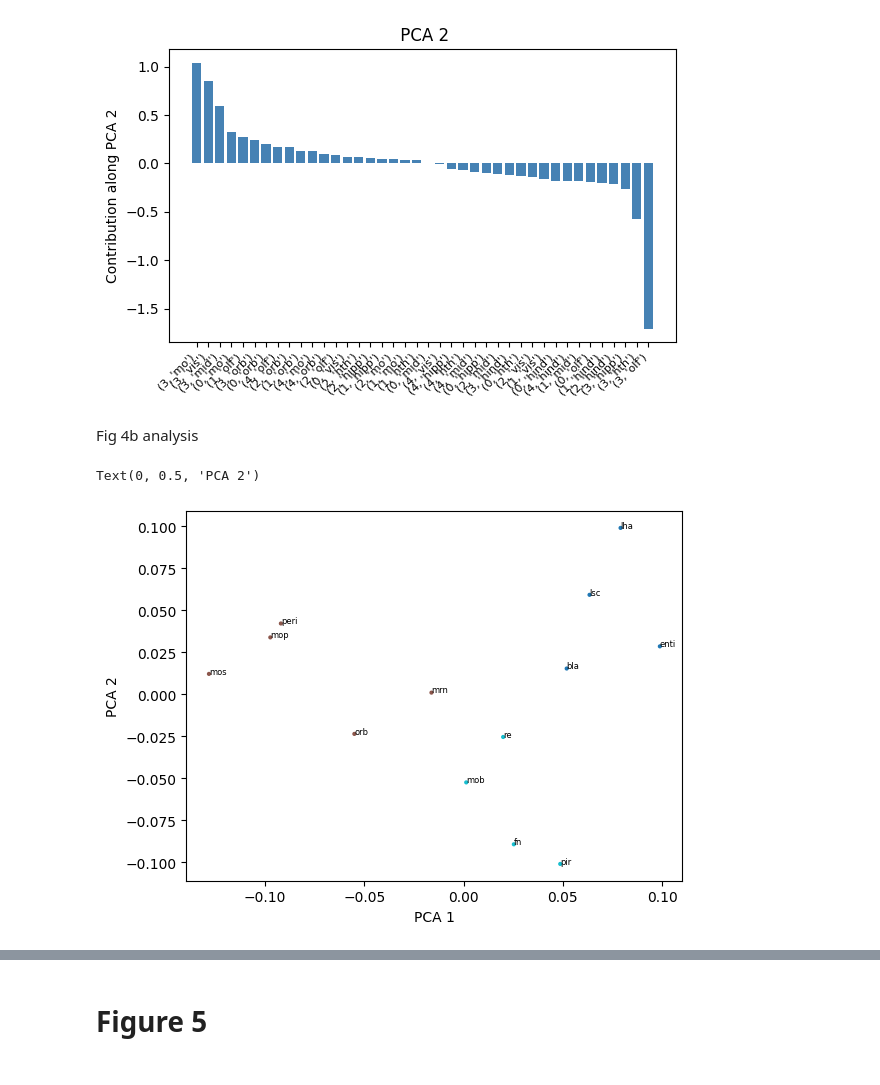
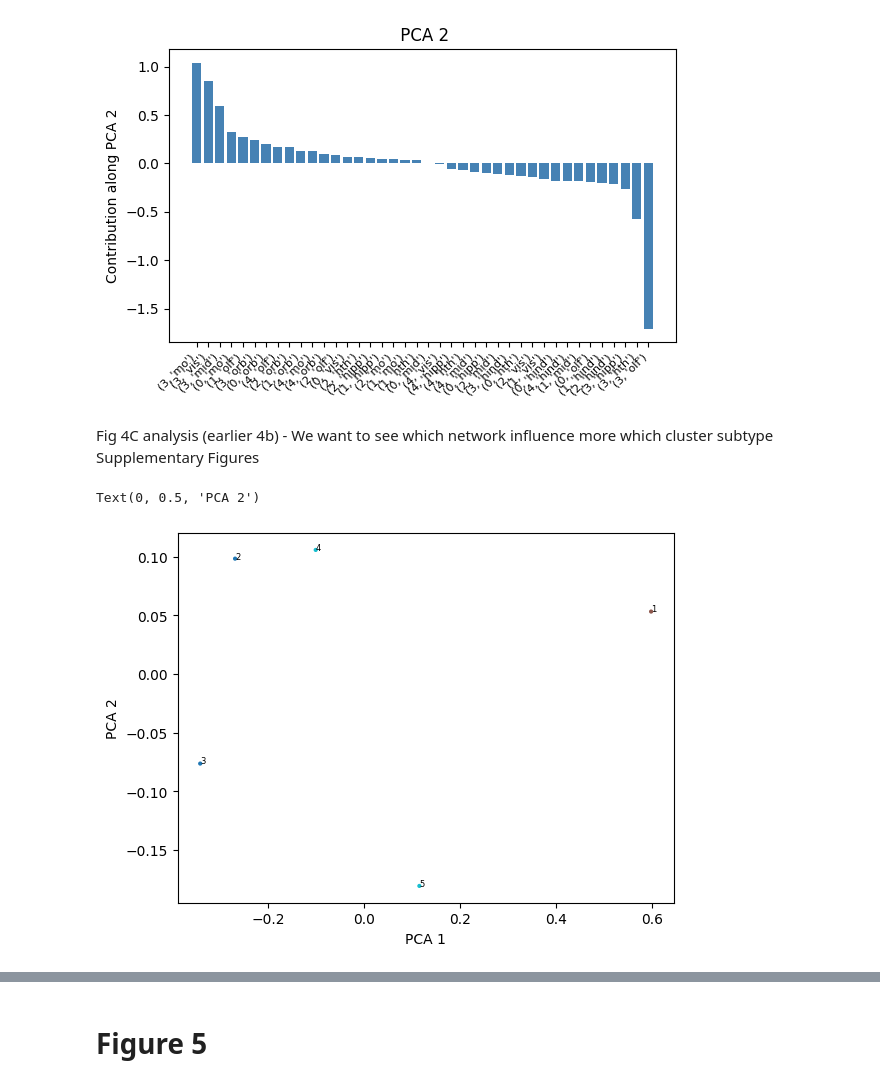
Before and after one commit to csndl-iitd/srg-tes-epilepsy-models, a Jupyter notebook: analysis/notebooks/Analyse fig_March_26.ipynb, the cells around one changed output, grey strips where cells are left out. Drawn from its saved outputs; the diff is of its cells as text; code cells hidden in the pictures.

```diff
--- a/analysis/notebooks/Analyse fig_March_26.ipynb
+++ b/analysis/notebooks/Analyse fig_March_26.ipynb
@@ -1156,4 +1144,7 @@ reducer_pca=PCA(n_components=2,random_state=42)
 reducer_pca.fit(data_d.values)
 clu_tf_pca=reducer_pca.transform(data_d.values)
 # %%
+# changing cluster index to 1,2,3,4,5
+data_d.index = data_d.index.set_levels([1, 2, 3, 4, 5], level=0)
+
 nw_lbl = data_d.index
@@ -1244,30 +1220,31 @@ plt.show()
 # %% [output]
 [figure]
 # %% [markdown]
-Fig 4b analysis
+Fig 4C analysis (earlier 4b) - We want to see which network influence more which cluster subtype
+Supplementary Figures
 # %%
 data_b=reader.data_read_bz2('results/figures/fig4b_data.pkl')
-data_b=data_b.T
+# data_b=data_b.T
 # do PCA
 from sklearn.decomposition import PCA
 reducer_pca=PCA(n_components=2,random_state=42)
 reducer_pca.fit(data_b.values)
 clu_tf_pca=reducer_pca.transform(data_b.values)
 # cluster label
-nw_lbl = list(data_b.index)
+nw_lbl = [1,2,3,4,5]
 # not needed but doing
 kmeans_pl = KMeans(n_clusters=3, random_state=42)
 clus_pl = kmeans_pl.fit_predict(clu_tf_pca)
 #scatter plot
 plt.scatter(clu_tf_pca[:,0],clu_tf_pca[:,1],c=clus_pl,cmap='tab10',s=4)
 for i, label in enumerate(nw_lbl):
     plt.text(clu_tf_pca[i,0], clu_tf_pca[i,1], label, fontsize=6)
 
 plt.xlabel('PCA 1')
 plt.ylabel('PCA 2')
 # %% [output]
 Text(0, 0.5, 'PCA 2')
-[figure, old version]
+[figure, new version]
 # %%
 # Extract PCA1 coordinates
 pca1_scores = clu_tf_pca[:, 0]
```
Also changed, not shown: parts of 14 cells of this notebook, 3 other files.
